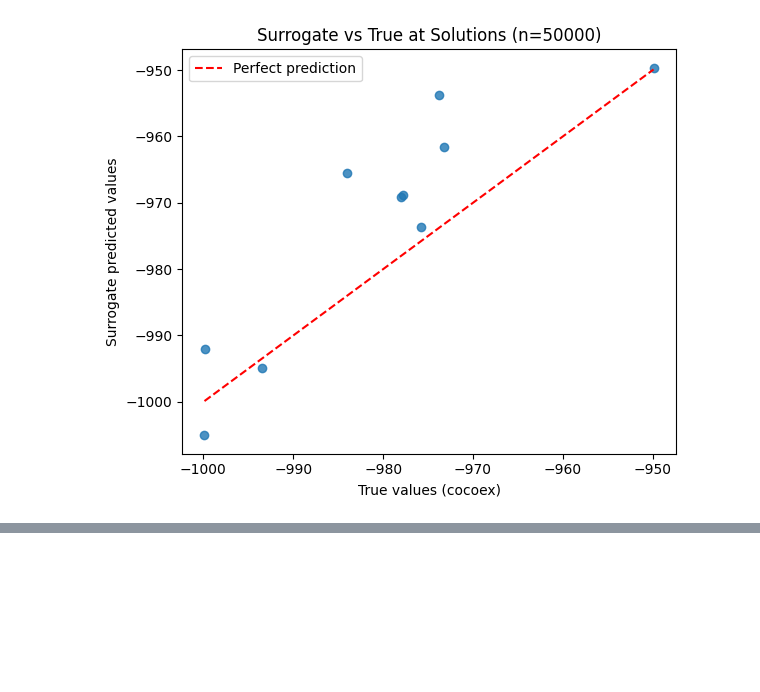
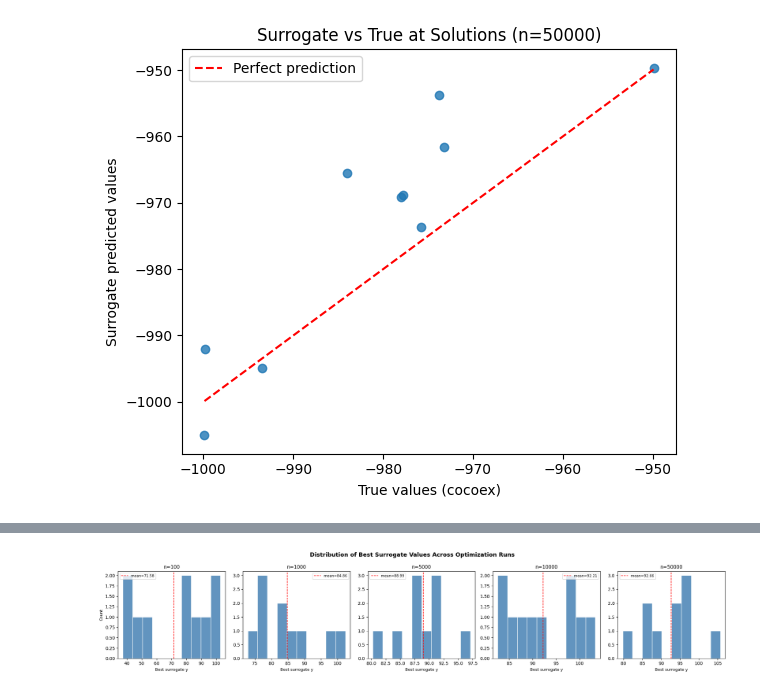
Before and after one commit to mateuszlampert/agh-stochastic-ml, a Jupyter notebook: lab4/instructions.ipynb, the cells around one changed output, grey strips where cells are left out. Saved outputs shown, nothing was run; the diff lists cells and outputs as text; code cells hidden in the pictures; blank space fills up the shorter version.

```diff
--- a/lab4/instructions.ipynb
+++ b/lab4/instructions.ipynb
@@ -771,3 +832,20 @@ for i, (model, test_dataloader) in enumerate(zip(models, test_dataloader_history
 [figure]
 [figure]
 [figure]
+# %%
+import cocoex
+from tqdm import tqdm
+
+num_runs = 10
+all_best_x = []
+all_best_y = []
+
+for i, model in enumerate(models_f1):
+    run_x, run_y = [], []
+    for _ in tqdm(range(num_runs)):
+        best_x, best_y = optimize_model(model)
+        run_x.append(best_x.cpu().numpy().flatten())
+        run_y.append(best_y.item())
+    all_best_x.append(run_x)
+    all_best_y.append(run_y)
+    print(f"Model {i+1} (n={train_samples_values[i]}): best_y min={min(run_y):.4f}, max={max(run_y):.4f}")
@@ -773,0 +858,17 @@ for i, (model, test_dataloader) in enumerate(zip(models, test_dataloader_history
+# %%
+fig, axes = plt.subplots(1, len(models_f1), figsize=(4 * len(models_f1), 4), sharey=False)
+
+for i, (ax, run_y) in enumerate(zip(axes, all_best_y)):
+    ax.hist(run_y, bins=10, color='steelblue', edgecolor='white', alpha=0.85)
+    ax.set_title(f'n={train_samples_values[i]}', fontsize=11)
+    ax.set_xlabel('Best surrogate y', fontsize=9)
+    ax.set_ylabel('Count' if i == 0 else '', fontsize=9)
+    ax.axvline(np.mean(run_y), color='red', linestyle='--', linewidth=1.2, label=f'mean={np.mean(run_y):.2f}')
+    ax.legend(fontsize=8)
+
+fig.suptitle('Distribution of Best Surrogate Values Across Optimization Runs', fontsize=13, fontweight='bold')
+plt.tight_layout()
+plt.savefig('histogram_best_y.png', dpi=150)
+plt.show()
+# %% [output]
+[figure, added]
```
Also changed, not shown: parts of 5 cells of this notebook.
